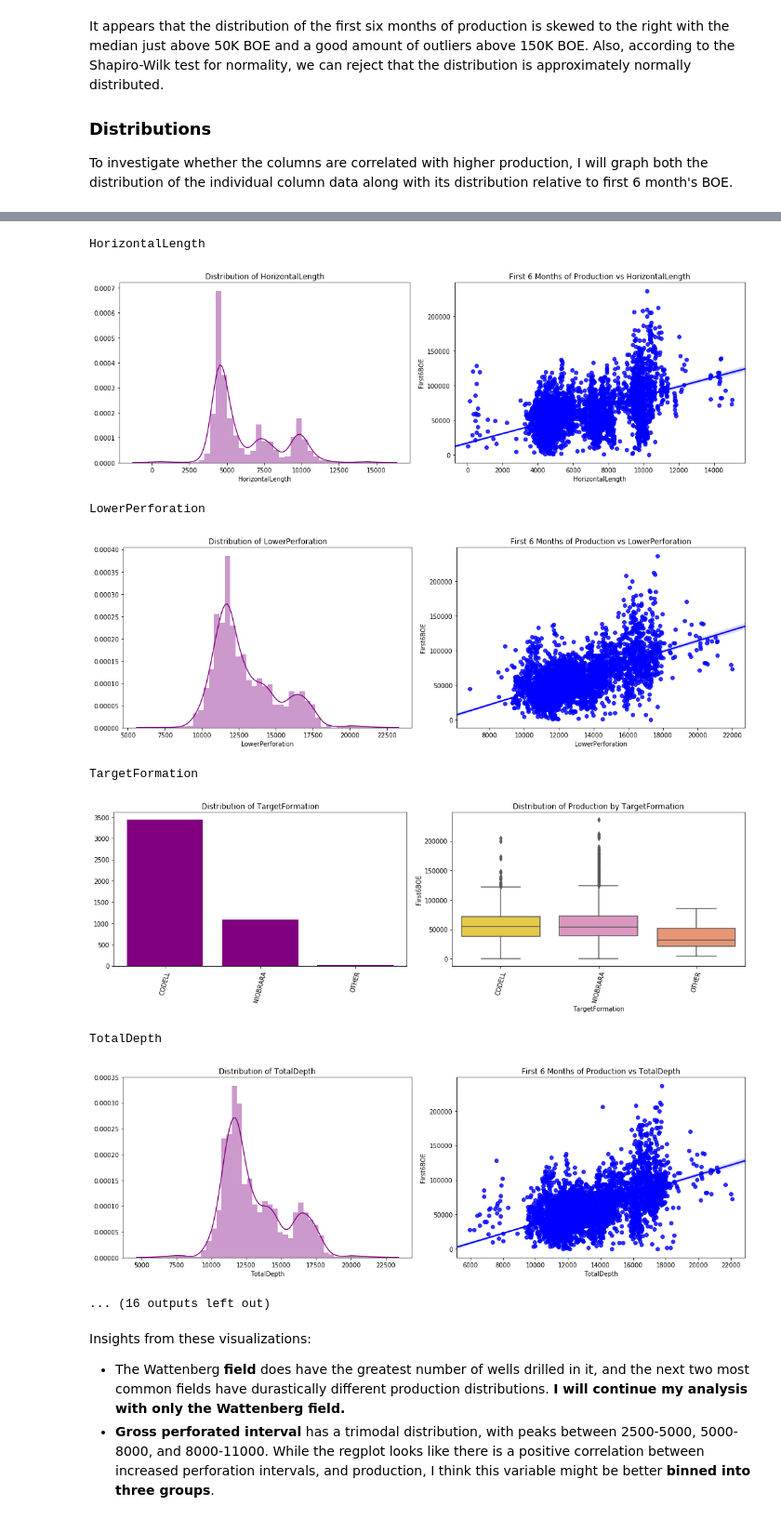
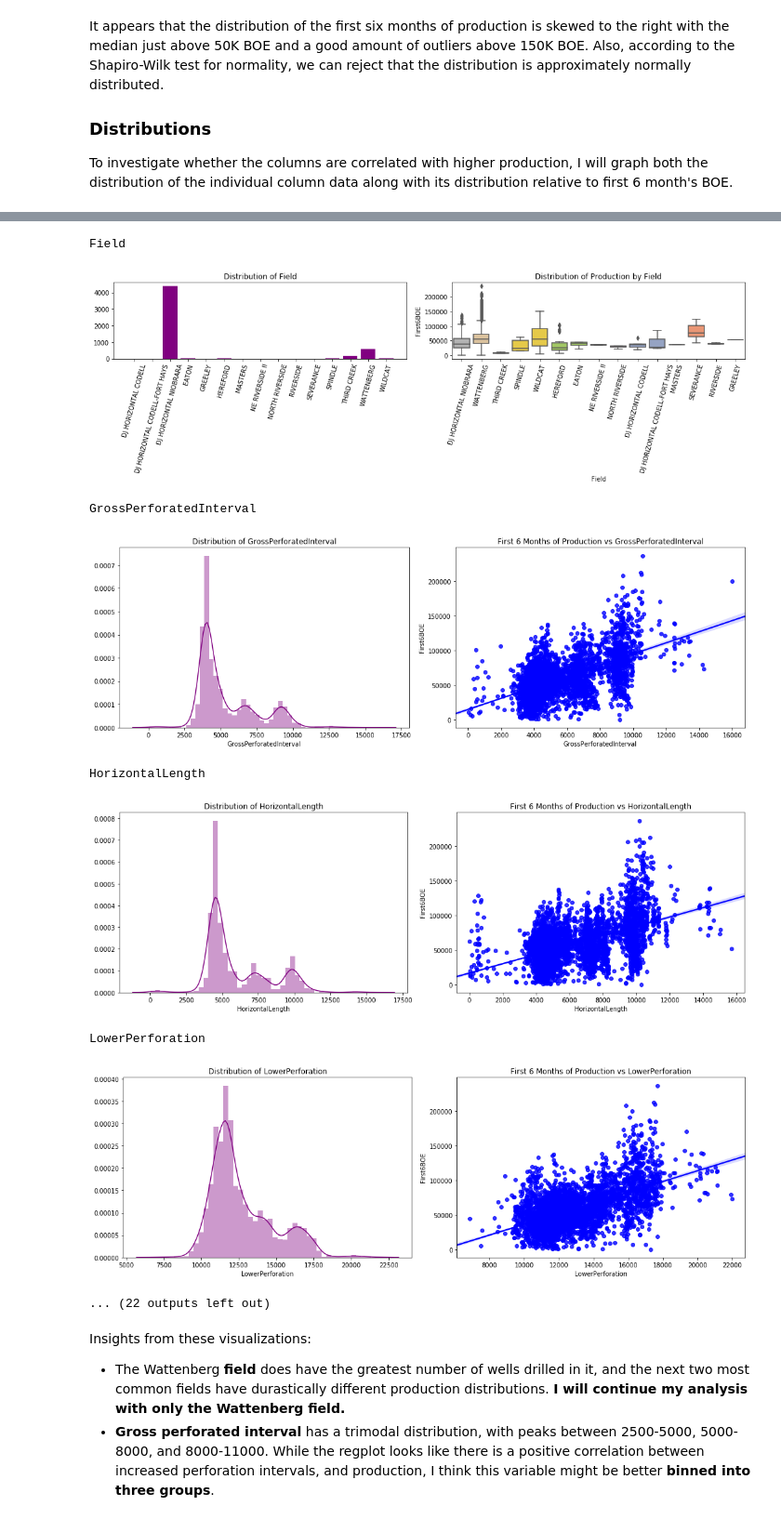
Before and after one commit to ephs08kmp/Frac_Production, a Jupyter notebook: Frac_Production_Analysis.ipynb, the cells around one changed output, grey strips where cells are left out. Shown at 93% size. Cells and saved outputs as stored; diff of their text form; code cells hidden in the pictures.

```diff
--- a/Frac_Production_Analysis.ipynb
+++ b/Frac_Production_Analysis.ipynb
@@ -162,0 +187,4 @@ cofrac.TR.nunique()
+# %%
+loc = cofrac[['TR','County']]
+loc = pd.get_dummies(loc)
+loc.head()
@@ -162,0 +222,17 @@ cofrac.TR.nunique()
+# %%
+kmeans = KMeans(n_clusters=12, random_state=42).fit(loc)
+labels = kmeans.labels_
+cofrac['location'] = labels
+t, p = kruskal(cofrac[cofrac['location']==0]['First6BOE'],
+               cofrac[cofrac['location']==1]['First6BOE'],
+               cofrac[cofrac['location']==2]['First6BOE'],
+               cofrac[cofrac['location']==3]['First6BOE'],
+              cofrac[cofrac['location']==4]['First6BOE'],
+              cofrac[cofrac['location']==5]['First6BOE'],
+              cofrac[cofrac['location']==6]['First6BOE'],
+              cofrac[cofrac['location']==7]['First6BOE'],
+              cofrac[cofrac['location']==8]['First6BOE'],
+              cofrac[cofrac['location']==9]['First6BOE'],
+              cofrac[cofrac['location']==10]['First6BOE'],
+              cofrac[cofrac['location']==11]['First6BOE'])
+print(p)
@@ -246,14 +324,14 @@ It appears that the distribution of the first six months of production is skewed
 To investigate whether the columns are correlated with higher production, I will graph both the distribution of the individual column data along with its distribution relative to first 6 month's BOE.
 # %%
 # Isolating columns to examine and removing identifiers
-cofrac_red = cofrac[['First6BOE', 'Field','GrossPerforatedInterval','HorizontalLength', 'LowerPerforation',
+cofrac_red = cofrac[['First6BOE', 'County', 'location', 'Field','GrossPerforatedInterval','HorizontalLength', 'LowerPerforation',
                      'TargetFormation','TotalDepth', 'TreatmentJobCount', 'TR', 'UpperPerforation', 'VerticalDepth',
-                    'gel', 'sandmass','slick', 'xlinkgel']]
+                    'gel', 'sandmass','slick', 'xlinkgel', 'hybrid']]
 # %%
 # Creating plots for each column except First 6 BOE
 for col in cofrac_red.columns.drop('First6BOE'):
     print(col)
-    if col in cofrac_red.select_dtypes(include='object').columns or col in ['gel','slick','xlinkgel']:
+    if col in cofrac_red.select_dtypes(include='object').columns or col in ['gel','slick','xlinkgel','hybrid', 'location', 'County']:
         # Plotting distributions of each column
         plt.figure(figsize=(15,5))
         plt.subplot(121)
@@ -271,7 +349,7 @@ for col in cofrac_red.columns.drop('First6BOE'):
 
         plt.tight_layout()
         plt.show()
-    elif col in cofrac_red.select_dtypes(include=['int64','float64']).columns.drop(['gel','slick','xlinkgel']):
+    elif col in cofrac_red.select_dtypes(include=['int64','float64']).columns.drop(['gel','slick','xlinkgel','hybrid']):
         # Plotting distributions of each column
         plt.figure(figsize=(15,5))
         plt.subplot(121)
@@ -295,12 +373,12 @@ GrossPerforatedInterval
-HorizontalLength
+Field
-[figure, old version]
+[figure, new version]
-LowerPerforation
+GrossPerforatedInterval
-[figure, old version]
+[figure, new version]
-TargetFormation
+HorizontalLength
-[figure, old version]
+[figure, new version]
-TotalDepth
+LowerPerforation
-[figure, old version]
+[figure, new version]
-... (16 outputs left out)
+... (22 outputs left out)
 # %% [markdown]
 Insights from these visualizations:
 - The Wattenberg __field__ does have the greatest number of wells drilled in it, and the next two most common fields have durastically different production distributions. __I will continue my analysis with only the Wattenberg field.__
```
Also changed, not shown: parts of 39 cells of this notebook, 7 other files.
